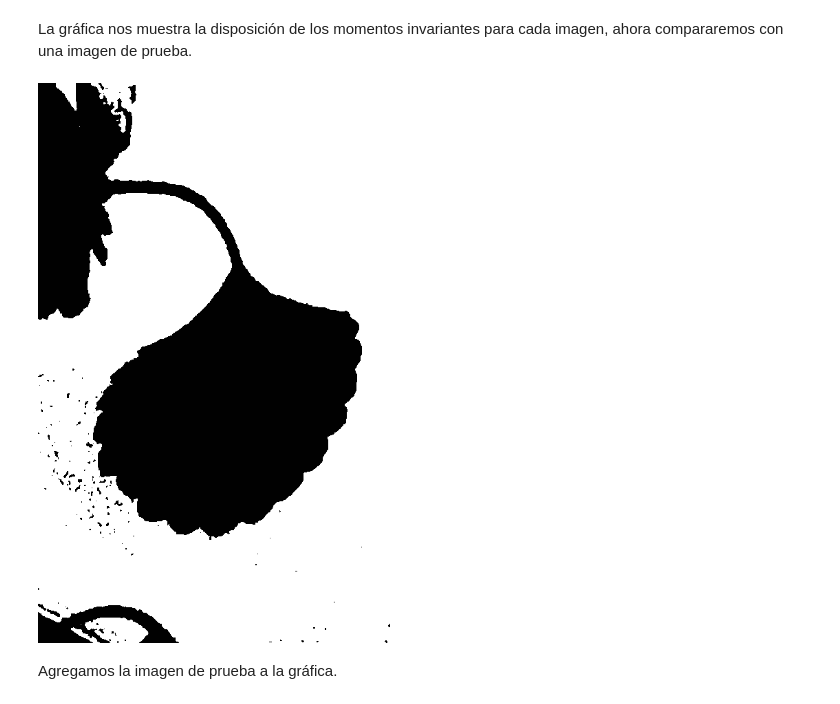
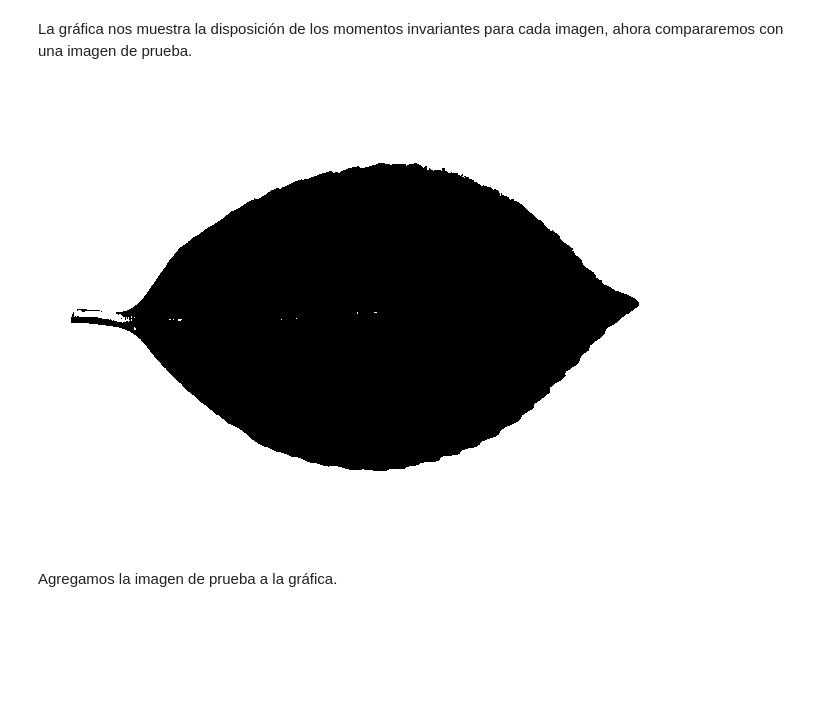
Before and after one commit to izurietajr/PROYECTO_FINAL, a Jupyter notebook: test images gathering.ipynb, the cells around one changed output. Saved outputs shown, nothing was run; the diff lists cells and outputs as text; code cells hidden in the pictures; blank space fills up the shorter version.

Commit message:
tests

```diff
--- a/test images gathering.ipynb
+++ b/test images gathering.ipynb
@@ -60,11 +60,11 @@ plt.show()
 # %% [markdown]
 La gráfica nos muestra la disposición de los momentos invariantes para cada imagen, ahora compararemos con una imagen de prueba.
 # %%
-test = "./testimages/leafs/test.jpg"
+test = "./testimages/leafs/test3.jpg"
 tl = binarize(test)
 tl.show()
 # %% [output]
-[figure, old version]
+[figure, new version]
 # %%
 tm = tl.hu_moments()
 # %%
```
Also changed, not shown: parts of 6 cells of this notebook.
